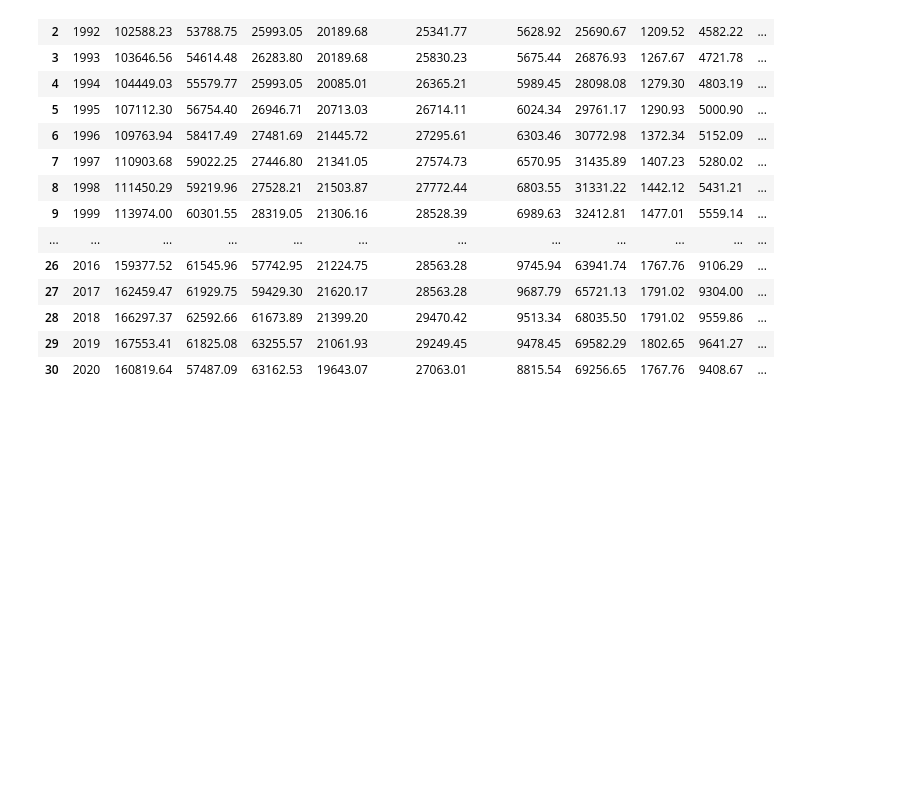
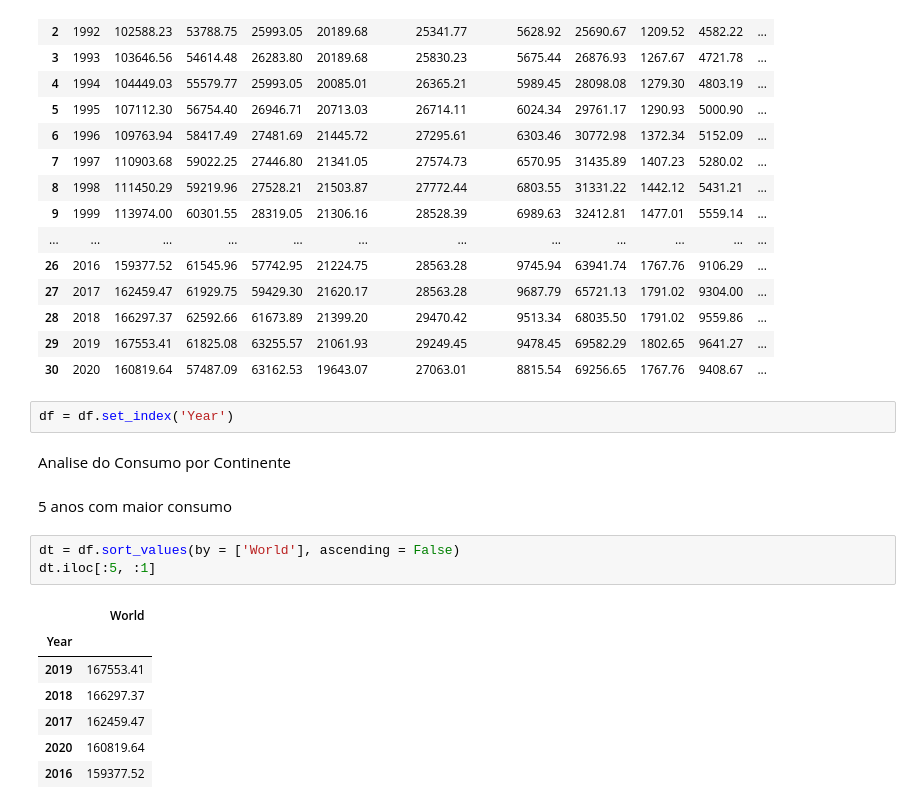
Before and after one commit to Alimva/Trabalho-Final-de-Dados, a Jupyter notebook: main/Notebooks/EDAs/alice_martins.ipynb, the cells around one changed output. Drawn from its saved outputs; the diff is of its cells as text; blank space fills up the shorter version.

Commit message:
analise por continente

```diff
--- a/main/Notebooks/EDAs/alice_martins.ipynb
+++ b/main/Notebooks/EDAs/alice_martins.ipynb
@@ -23,3 +21,20 @@ df
 | 28 | 2018 | 166297.37 | 62592.66 | 61673.89 | 21399.20 | 29470.42 | 9513.34 | 68035.50 | 1791.02 | 9559.86 | ... |
 | 29 | 2019 | 167553.41 | 61825.08 | 63255.57 | 21061.93 | 29249.45 | 9478.45 | 69582.29 | 1802.65 | 9641.27 | ... |
 | 30 | 2020 | 160819.64 | 57487.09 | 63162.53 | 19643.07 | 27063.01 | 8815.54 | 69256.65 | 1767.76 | 9408.67 | ... |
+# %%
+df = df.set_index('Year')
+# %% [markdown]
+Analise do Consumo por Continente
+# %% [markdown]
+5 anos com maior consumo
+# %%
+dt = df.sort_values(by = ['World'], ascending = False)
+dt.iloc[:5, :1]
+# %% [output]
+|  | World |
+| Year |  |
+| 2019 | 167553.41 |
+| 2018 | 166297.37 |
+| 2017 | 162459.47 |
+| 2020 | 160819.64 |
+| 2016 | 159377.52 |
```
Also changed, not shown: parts of 50 cells of this notebook.
